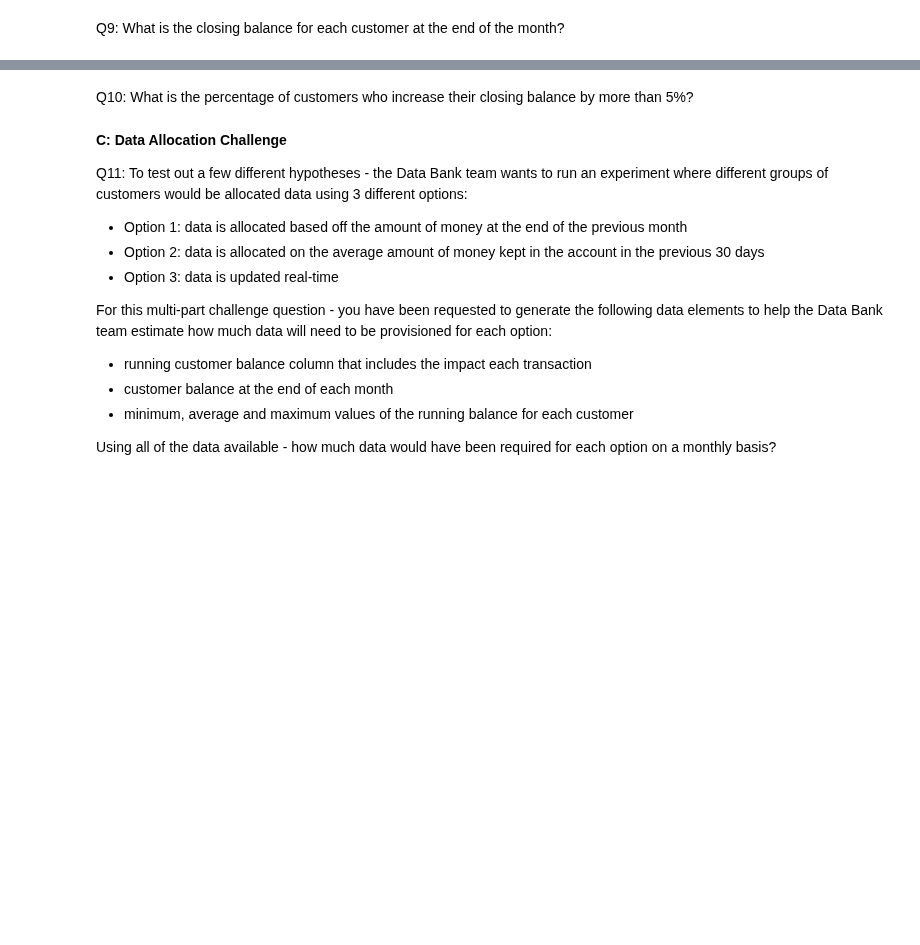
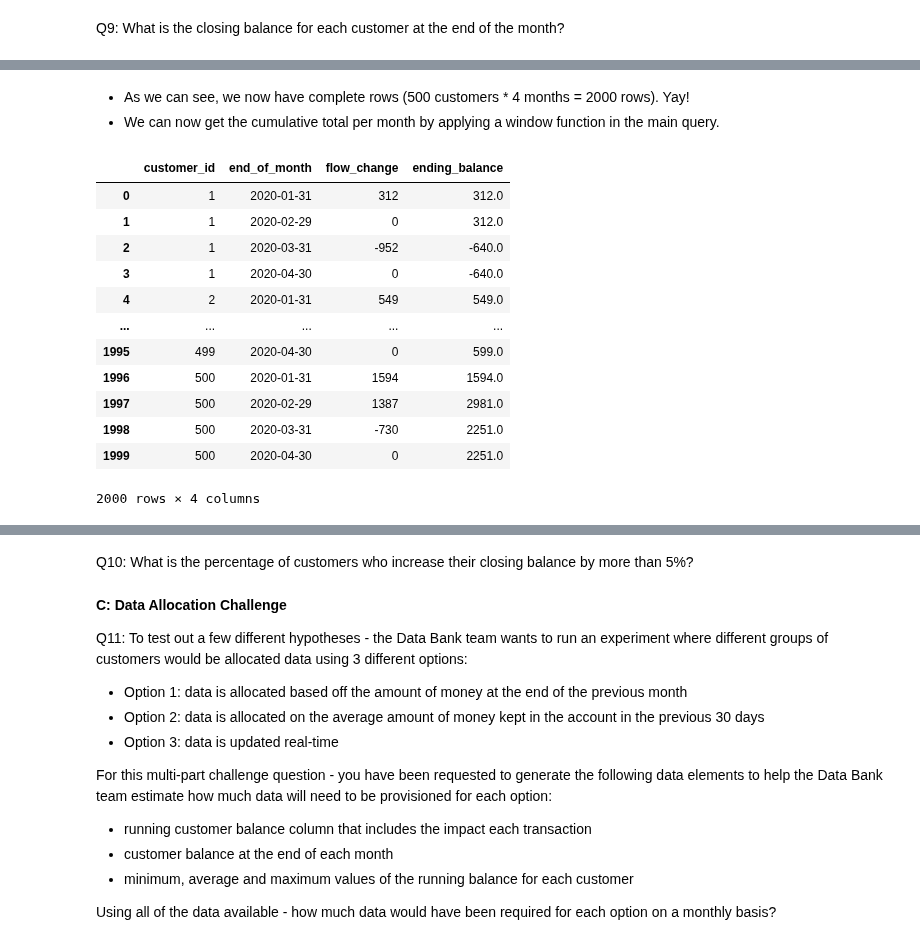
Before and after one commit to 20100215/8_Week_SQL_Challenge, a Jupyter notebook: Week 4 (Data Bank)/week4.ipynb, the cells around one changed output, grey strips where cells are left out. Cells and saved outputs as stored; diff of their text form; code cells hidden in the pictures; blank space fills up the shorter version.

```diff
--- a/Week 4 (Data Bank)/week4.ipynb
+++ b/Week 4 (Data Bank)/week4.ipynb
@@ -319,0 +455,53 @@ Q9: What is the closing balance for each customer at the end of the month?
+# %% [markdown]
+- As we can see, we now have complete rows (500 customers * 4 months = 2000 rows). Yay!
+- We can now get the cumulative total per month by applying a window function in the main query.
+# %%
+query('''
+    WITH transactions_with_missing_months_filled_cte AS(
+        SELECT * FROM data_bank.customer_transactions
+        UNION
+        SELECT
+            DISTINCT customer_id,
+            ('2020-01-01'::DATE + GENERATE_SERIES(0,3) * INTERVAL '1 MONTH') AS txn_date,
+            'deposit' AS txn_type,
+            0 AS txn_amount
+        FROM data_bank.customer_transactions
+    ),
+    flow_changes_cte AS(
+        SELECT
+            customer_id,
+            (DATE_TRUNC('month', txn_date) + INTERVAL '1 MONTH - 1 DAY')::DATE AS end_of_month,
+            SUM(CASE
+                WHEN txn_type = 'withdrawal' THEN -txn_amount
+                WHEN txn_type = 'purchase' THEN -txn_amount
+                ELSE txn_amount
+            END) AS flow_change
+        FROM transactions_with_missing_months_filled_cte
+        GROUP BY customer_id, end_of_month
+        ORDER BY customer_id, end_of_month
+    )
+    SELECT
+        customer_id,
+        end_of_month,
+        flow_change,
+        SUM(flow_change) OVER (
+            PARTITION BY customer_id ORDER BY end_of_month      -- Window function
+            ROWS BETWEEN UNBOUNDED PRECEDING AND CURRENT ROW    -- Cumulative sum
+        ) AS ending_balance
+    FROM
+        flow_changes_cte
+''')
+# %% [output]
+|  | customer_id | end_of_month | flow_change | ending_balance |
+| 0 | 1 | 2020-01-31 | 312 | 312.0 |
+| 1 | 1 | 2020-02-29 | 0 | 312.0 |
+| 2 | 1 | 2020-03-31 | -952 | -640.0 |
+| 3 | 1 | 2020-04-30 | 0 | -640.0 |
+| 4 | 2 | 2020-01-31 | 549 | 549.0 |
+| ... | ... | ... | ... | ... |
+| 1995 | 499 | 2020-04-30 | 0 | 599.0 |
+| 1996 | 500 | 2020-01-31 | 1594 | 1594.0 |
+| 1997 | 500 | 2020-02-29 | 1387 | 2981.0 |
+| 1998 | 500 | 2020-03-31 | -730 | 2251.0 |
+| 1999 | 500 | 2020-04-30 | 0 | 2251.0 |
+2000 rows × 4 columns
```
Also changed, not shown: parts of 13 cells of this notebook.
